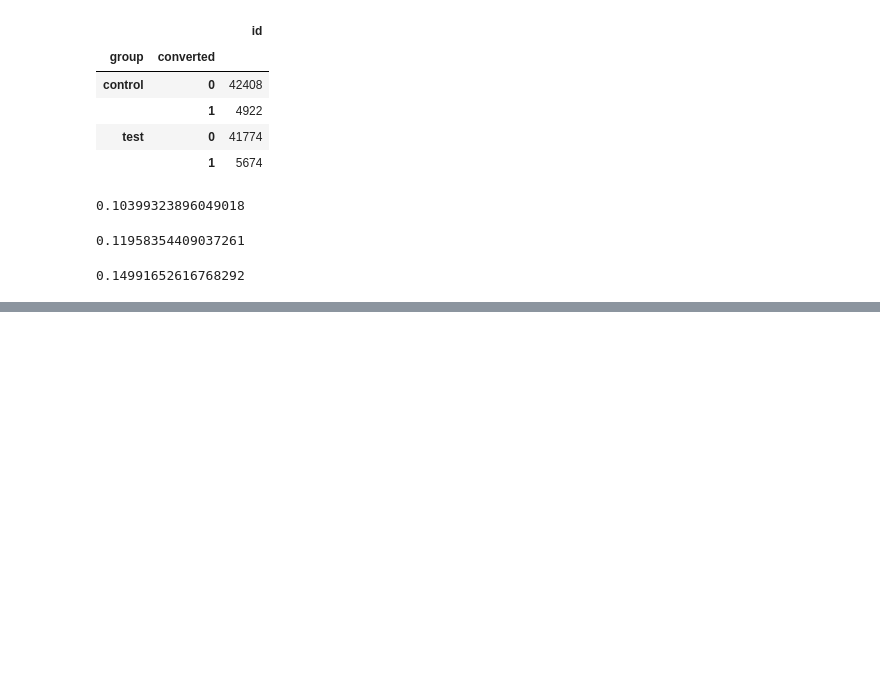
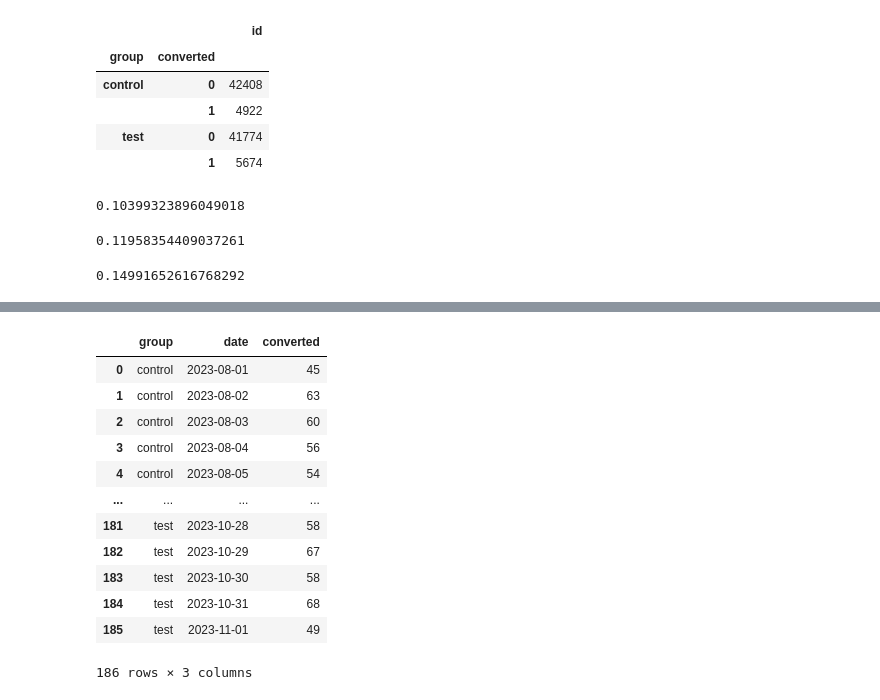
Before and after one commit to KorbovskiyOleg/DataScience, a Jupyter notebook: DataScince/Python/ДЗ сатистика/hw.ipynb, the cells around one changed output, grey strips where cells are left out. Saved outputs shown, nothing was run; the diff lists cells and outputs as text; code cells hidden in the pictures; blank space fills up the shorter version.

```diff
--- a/DataScince/Python/ДЗ сатистика/hw.ipynb
+++ b/DataScince/Python/ДЗ сатистика/hw.ipynb
@@ -177,0 +192,18 @@ np.float64(14.991652616768292)
+# %%
+# посчитайте количество открытых карт и средние конверсии по дням в тетсе и в контроле
+res_by_day = df[['group', 'converted', 'date']].groupby(['group', 'date'],as_index=False).sum()
+res_by_day
+# %% [output]
+|  | group | date | converted |
+| 0 | control | 2023-08-01 | 45 |
+| 1 | control | 2023-08-02 | 63 |
+| 2 | control | 2023-08-03 | 60 |
+| 3 | control | 2023-08-04 | 56 |
+| 4 | control | 2023-08-05 | 54 |
+| ... | ... | ... | ... |
+| 181 | test | 2023-10-28 | 58 |
+| 182 | test | 2023-10-29 | 67 |
+| 183 | test | 2023-10-30 | 58 |
+| 184 | test | 2023-10-31 | 68 |
+| 185 | test | 2023-11-01 | 49 |
+186 rows × 3 columns
```
Also changed, not shown: parts of 15 cells of this notebook.
